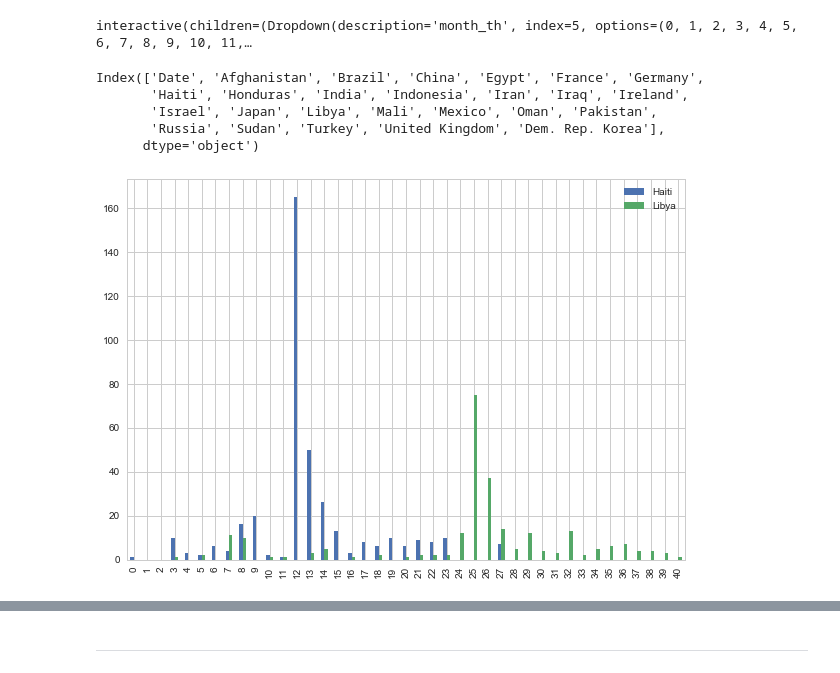
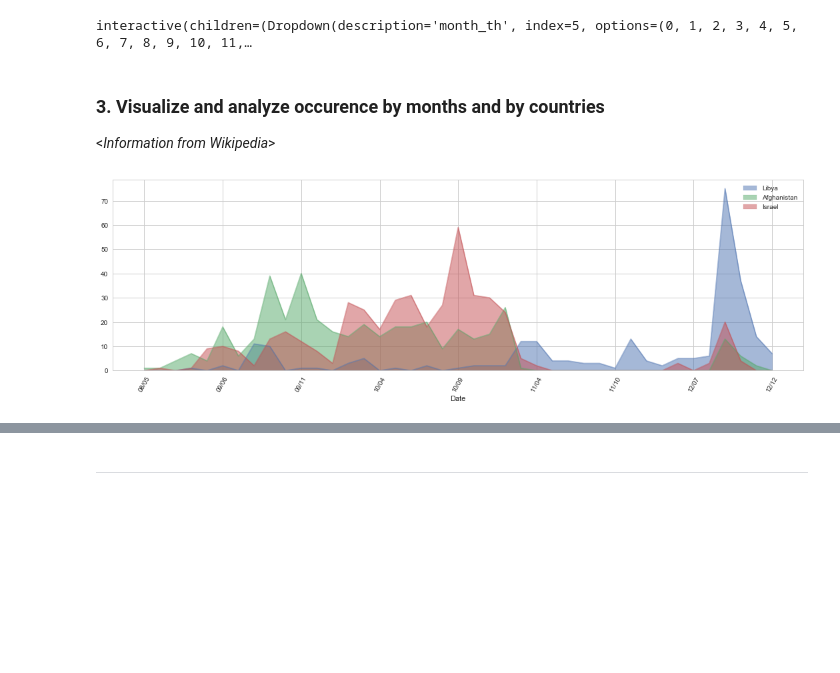
Before and after one commit to yusiZou/zalda, a Jupyter notebook: Secret-of-Clinton_version1.0.ipynb, the cells around one changed output, grey strips where cells are left out. Drawn from its saved outputs; the diff is of its cells as text; code cells hidden in the pictures; blank space fills up the shorter version.

```diff
--- a/Secret-of-Clinton_version1.0.ipynb
+++ b/Secret-of-Clinton_version1.0.ipynb
@@ -729,20 +723,24 @@ world_map.save('world_map_nan' + '.html')
 # %%
-country_data = month_ConTri
+# choose the month you want to save as html
+country_data = month_ConTri.sort_values(['Date']).reset_index(drop=True)
 max_counts = max(month_ConTri.max()[1:])
 colorscale = branca.colormap.linear.OrRd_09.scale( 0, month_ConTri.max()[1:].sort_values()[-2] )
 
 interact(monthly_plot, month_th=range(0, month_ConTri.shape[0]));
 # %% [output]
 interactive(children=(Dropdown(description='month_th', index=5, options=(0, 1, 2, 3, 4, 5, 6, 7, 8, 9, 10, 11,…
-# %%
-country_data.columns
-# %% [output]
-Index(['Date', 'Afghanistan', 'Brazil', 'China', 'Egypt', 'France', 'Germany',
-       'Haiti', 'Honduras', 'India', 'Indonesia', 'Iran', 'Iraq', 'Ireland',
-       'Israel', 'Japan', 'Libya', 'Mali', 'Mexico', 'Oman', 'Pakistan',
-       'Russia', 'Sudan', 'Turkey', 'United Kingdom', 'Dem. Rep. Korea'],
-      dtype='object')
-# %%
-country_data[['Date', 'Haiti', 'Libya']].plot.bar();
-# %% [output]
-[figure, removed]
+# %% [markdown]
+### 3. Visualize and analyze occurence by months and by countries
+<_Information from Wikipedia_>
+# %%
+def occurence_area_chart( countries ):
+    plt.figure(figsize=[15,5])
+    ax1 = country_data.plot.area(x = 'Date', y = countries, ax=plt.gca(), stacked=False)
+    ax1.set_xticklabels( labels = country_data.Date);
+    ax1.xaxis.set_major_formatter(IndexFormatter(country_data.Date)) # <-- new here
+    plt.xticks(rotation=60)
+    plt.tight_layout()
+# %%
+occurence_area_chart(['Libya', 'Afghanistan','Israel'])
+# %% [output]
+[figure, added]
```
Also changed, not shown: parts of 37 cells of this notebook.
